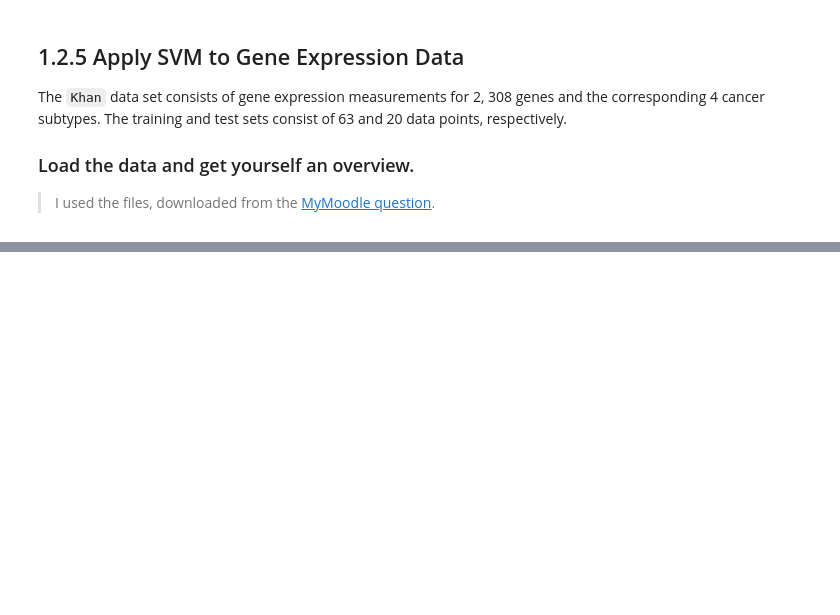
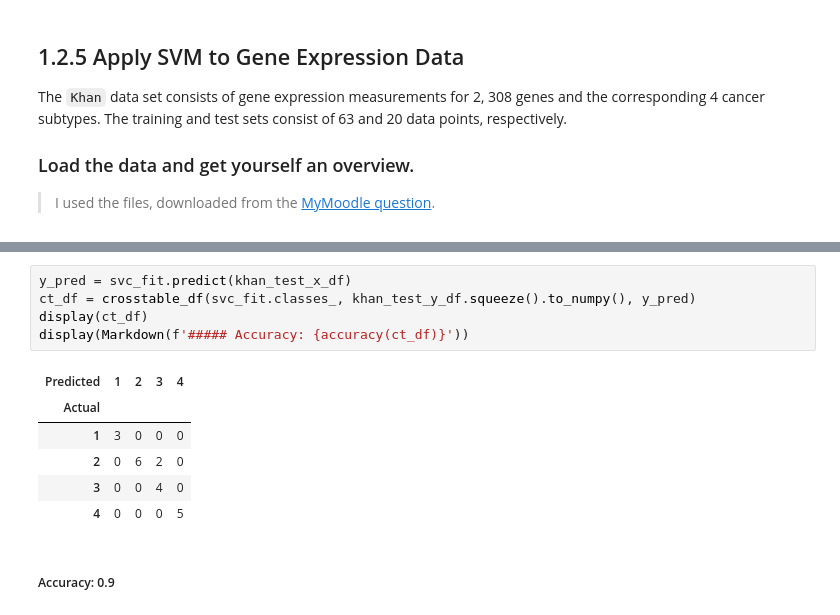
Before and after one commit to shevchenkobn/ml-practice, a Jupyter notebook: a7/a7.ipynb, the cells around one changed output, grey strips where cells are left out. Drawn from its saved outputs; the diff is of its cells as text; blank space fills up the shorter version.

```diff
--- a/a7/a7.ipynb
+++ b/a7/a7.ipynb
@@ -671,0 +752,13 @@ Khan_xtest shape: (20, 2308)
+# %%
+y_pred = svc_fit.predict(khan_test_x_df)
+ct_df = crosstable_df(svc_fit.classes_, khan_test_y_df.squeeze().to_numpy(), y_pred)
+display(ct_df)
+display(Markdown(f'##### Accuracy: {accuracy(ct_df)}'))
+# %% [output]
+| Predicted | 1 | 2 | 3 | 4 |
+| Actual |  |  |  |  |
+| 1 | 3 | 0 | 0 | 0 |
+| 2 | 0 | 6 | 2 | 0 |
+| 3 | 0 | 0 | 4 | 0 |
+| 4 | 0 | 0 | 0 | 5 |
+##### Accuracy: 0.9
```
Also changed, not shown: parts of 9 cells of this notebook, 2 other files.
